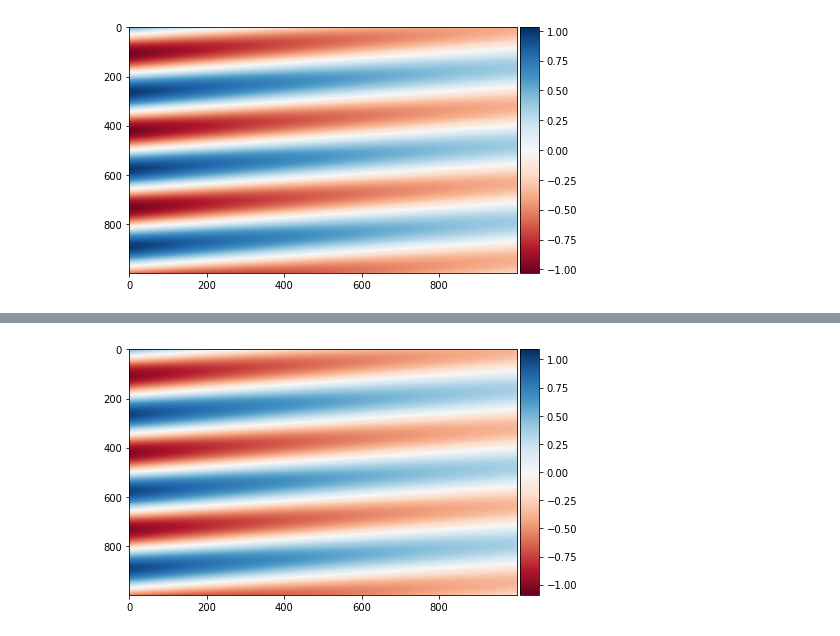
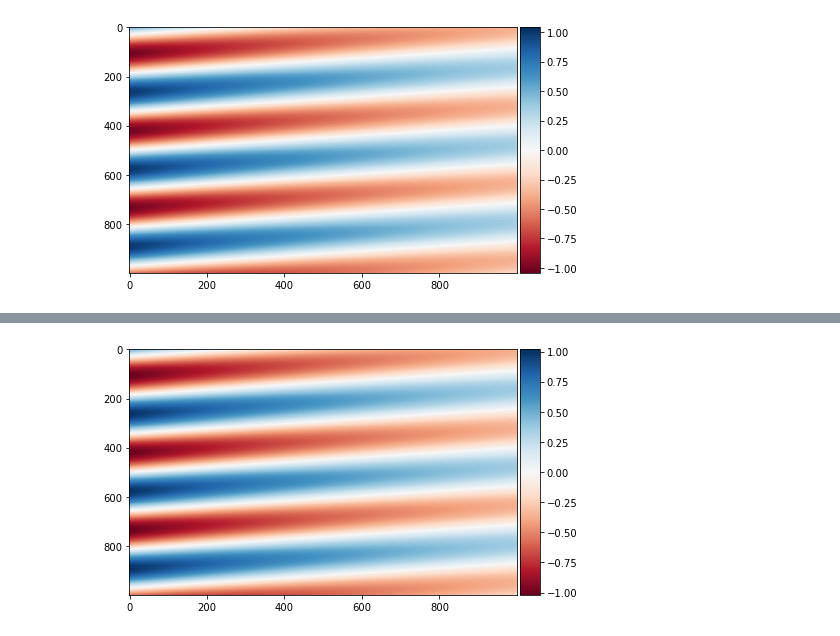
Before and after one commit to haakonrob/DMD-and-CS-for-object-detection, a Jupyter notebook: notebooks/dmd_implementation.ipynb, the cells around one changed output, grey strips where cells are left out. Saved outputs shown, nothing was run; the diff lists cells and outputs as text; code cells hidden in the pictures.

```diff
--- a/notebooks/dmd_implementation.ipynb
+++ b/notebooks/dmd_implementation.ipynb
@@ -77,6 +51,15 @@ reconstructed_ = phi @ time_dynamics
-# %%
-plot_data(reconstructed_)
-# %% [output]
-[figure, removed]
+# %%
+from csdmd.DMD import DMD
+
+dmd = DMD(dt = dt, max_rank=16)
+
+dmd.fit(data)
+
+modes, b = dmd.compute_modes()
+reconstructed = dmd.reconstruct(t)
+
+plot_data(reconstructed)
+# %% [output]
+[figure, added]
 # %%
 # Plot the modes
```
Also changed, not shown: parts of 5 cells of this notebook, 5 other files.
